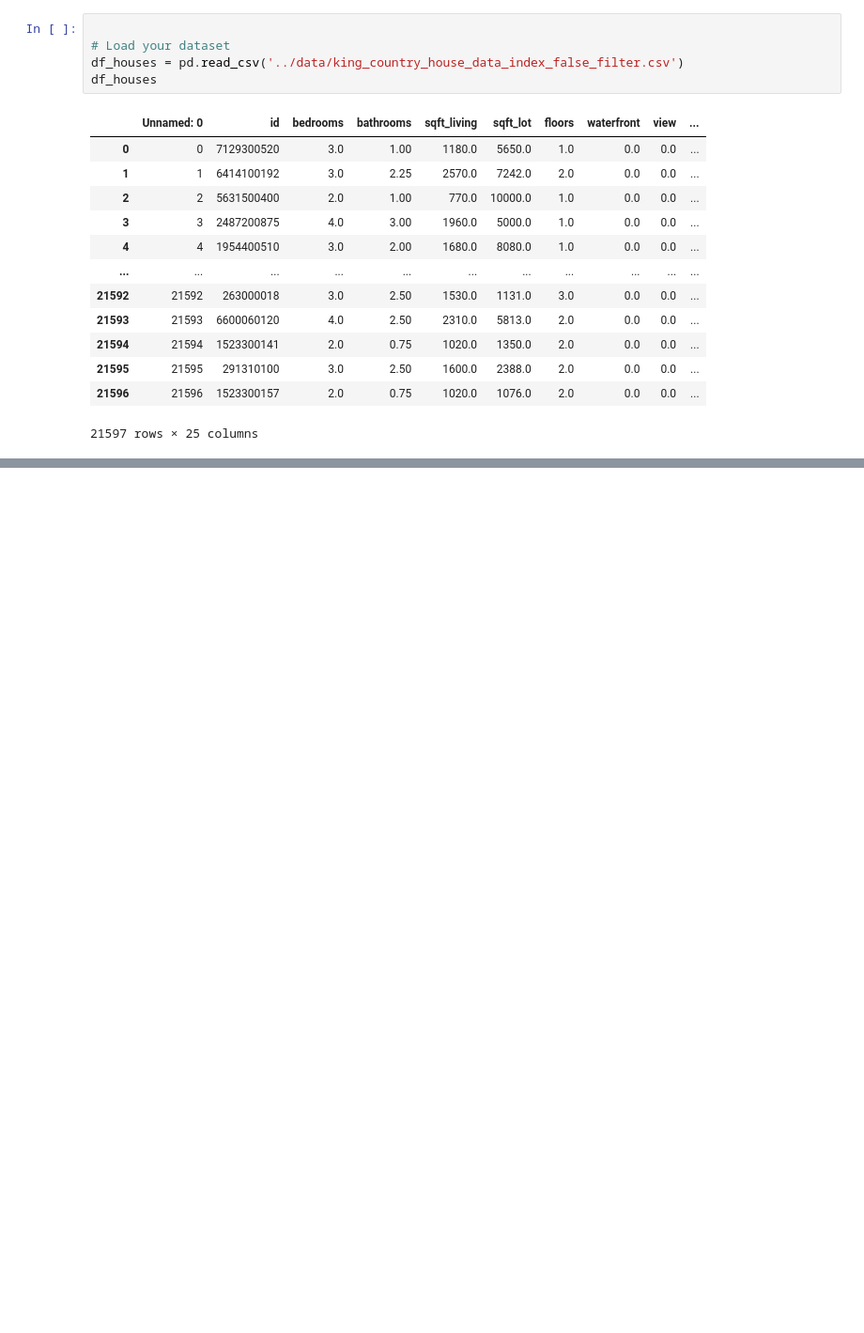
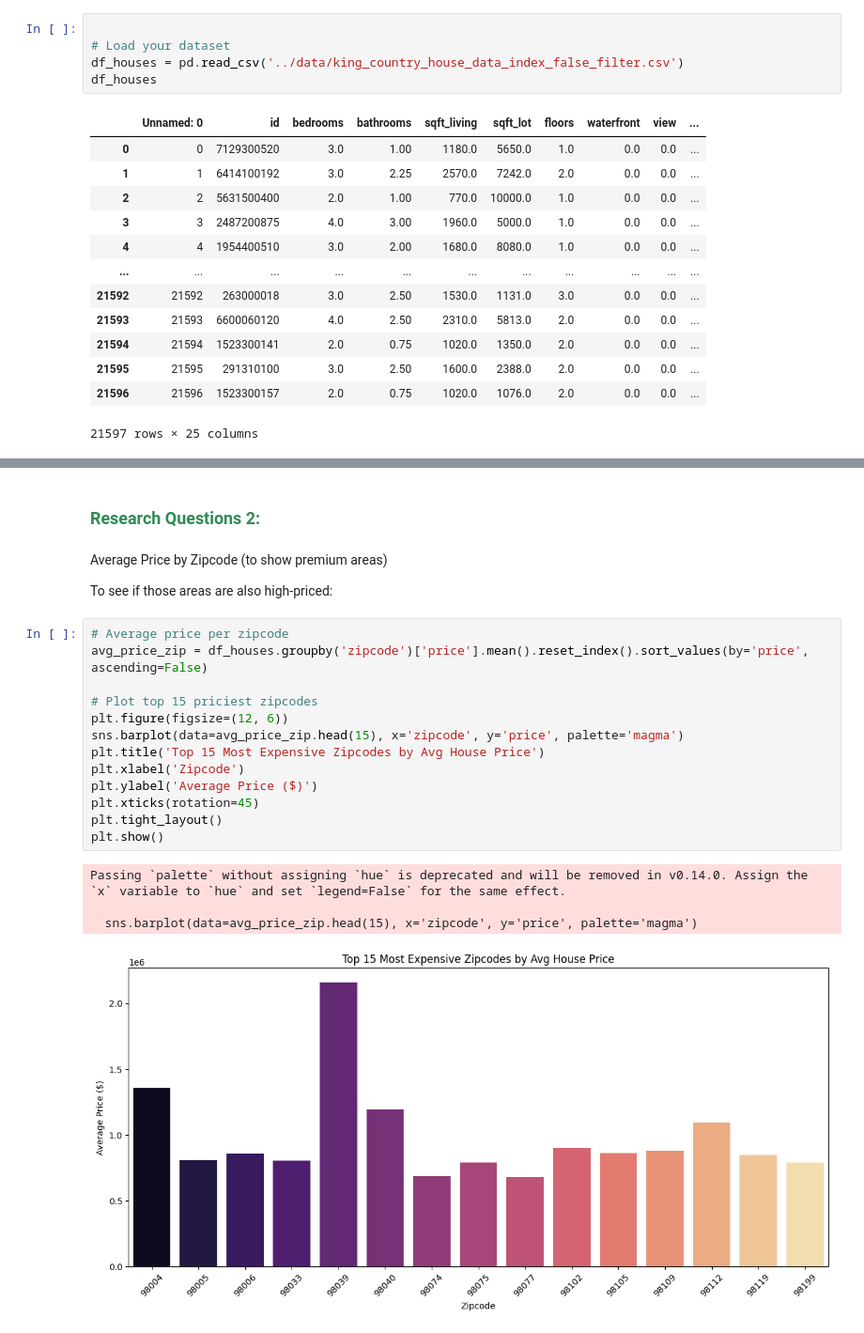
Before and after one commit to vasiuddin7733/ds-eda-project, a Jupyter notebook: notebooks/4_EDA_hypothesis_02.ipynb, the cells around one changed output, grey strips where cells are left out. Shown at 94% size. Saved outputs shown, nothing was run; the diff lists cells and outputs as text; blank space fills up the shorter version.

```diff
--- a/notebooks/4_EDA_hypothesis_02.ipynb
+++ b/notebooks/4_EDA_hypothesis_02.ipynb
@@ -47,0 +89,25 @@ df_houses
+# %% [markdown]
+<h3 style='color:seagreen'>Research Questions 2:</h3>
+# %% [markdown]
+ Average Price by Zipcode (to show premium areas)
+
+
+To see if those areas are also high-priced:
+# %%
+# Average price per zipcode
+avg_price_zip = df_houses.groupby('zipcode')['price'].mean().reset_index().sort_values(by='price', ascending=False)
+
+# Plot top 15 priciest zipcodes
+plt.figure(figsize=(12, 6))
+sns.barplot(data=avg_price_zip.head(15), x='zipcode', y='price', palette='magma')
+plt.title('Top 15 Most Expensive Zipcodes by Avg House Price')
+plt.xlabel('Zipcode')
+plt.ylabel('Average Price ($)')
+plt.xticks(rotation=45)
+plt.tight_layout()
+plt.show()
+# %% [output]
+Passing `palette` without assigning `hue` is deprecated and will be removed in v0.14.0. Assign the `x` variable to `hue` and set `legend=False` for the same effect.
+
+  sns.barplot(data=avg_price_zip.head(15), x='zipcode', y='price', palette='magma')
+[figure, added]
```
Also changed, not shown: parts of 21 cells of this notebook, 1 other file.
